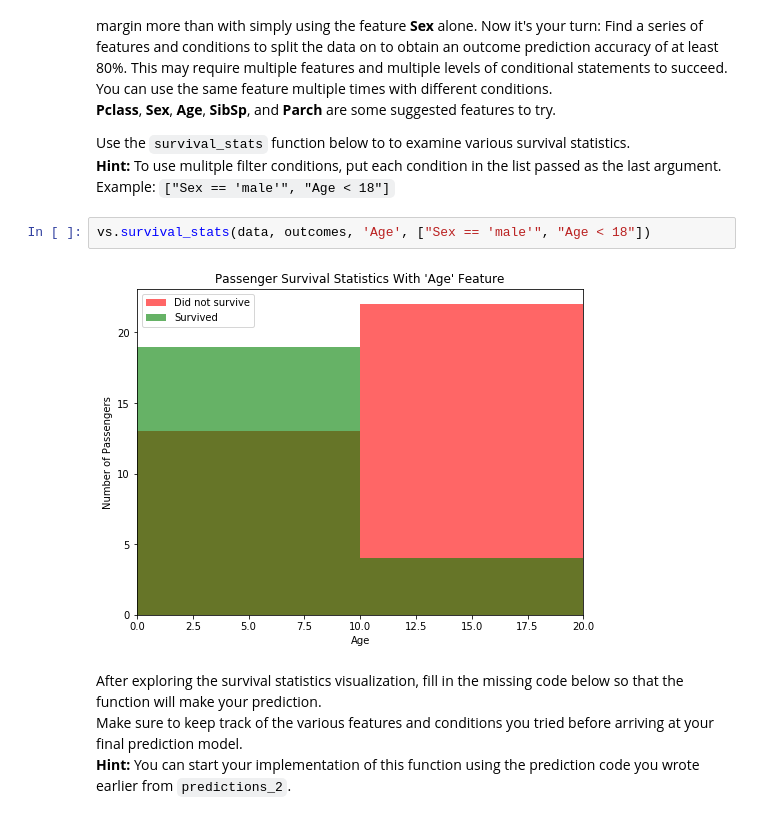
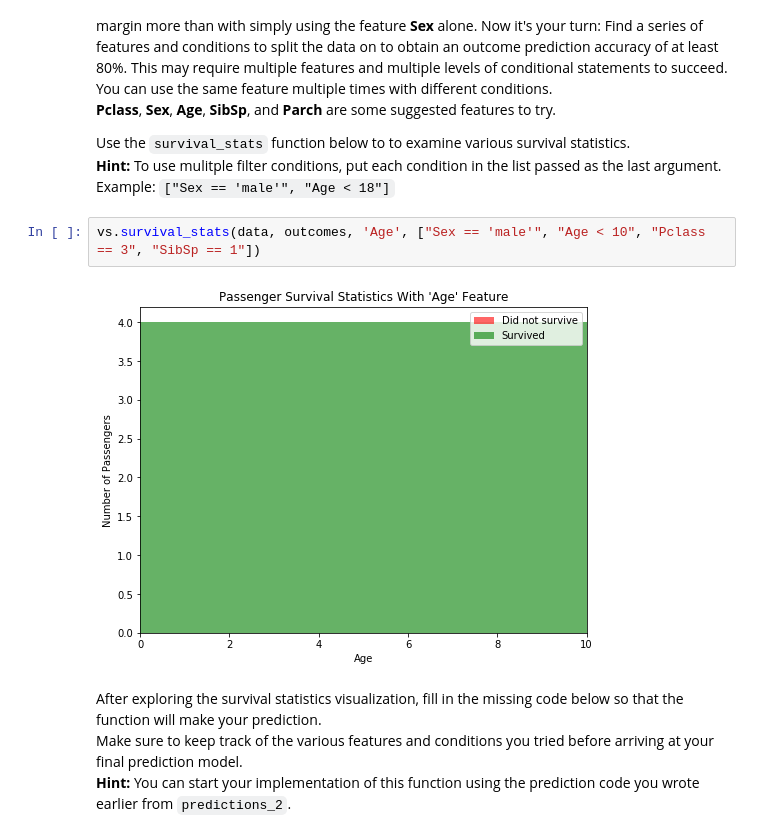
Before and after one commit to chocolodos/machine-learning, a Jupyter notebook: projects/titanic_survival_exploration/titanic_survival_exploration.ipynb, the cells around one changed output. Saved outputs shown, nothing was run; the diff lists cells and outputs as text.

```diff
--- a/projects/titanic_survival_exploration/titanic_survival_exploration.ipynb
+++ b/projects/titanic_survival_exploration/titanic_survival_exploration.ipynb
@@ -211,9 +211,9 @@ Adding the feature **Age** as a condition in conjunction with **Sex** improves t
 Use the `survival_stats` function below to to examine various survival statistics.
 **Hint:** To use mulitple filter conditions, put each condition in the list passed as the last argument. Example: `["Sex == 'male'", "Age < 18"]`
 # %%
-vs.survival_stats(data, outcomes, 'Age', ["Sex == 'male'", "Age < 18"])
+vs.survival_stats(data, outcomes, 'Age', ["Sex == 'male'", "Age < 10", "Pclass == 3", "SibSp == 1"])
 # %% [output]
-[figure, old version]
+[figure, new version]
 # %% [markdown]
 After exploring the survival statistics visualization, fill in the missing code below so that the function will make your prediction.
 Make sure to keep track of the various features and conditions you tried before arriving at your final prediction model.
```
Also changed, not shown: parts of 5 cells of this notebook, 2 other files.
